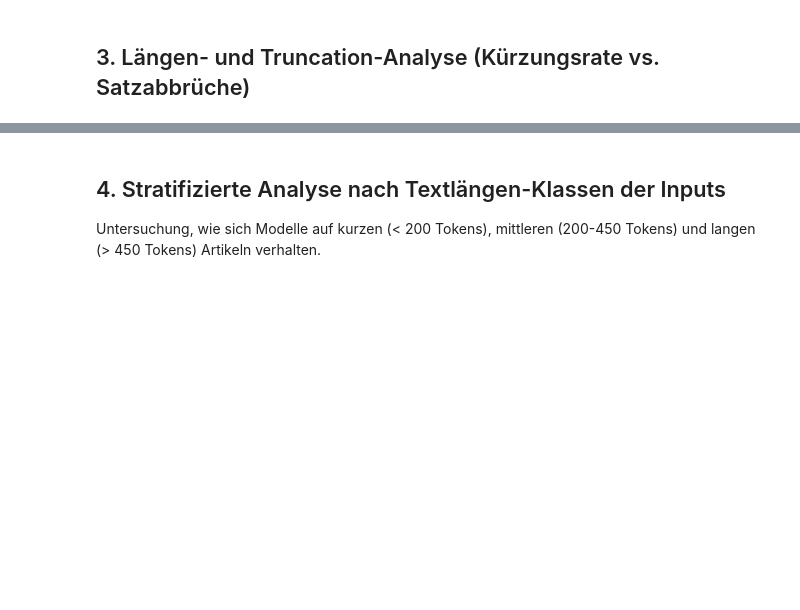
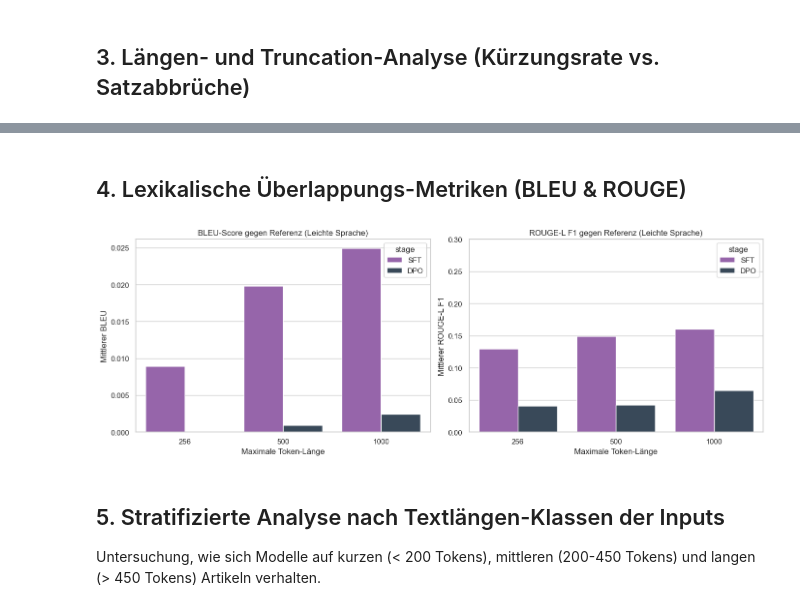
Before and after one commit to mcfiet/master-thesis, a Jupyter notebook: notebooks/research/translation/compare_token_lengths.ipynb, the cells around one changed output, grey strips where cells are left out. Cells and saved outputs as stored; diff of their text form; code cells hidden in the pictures; blank space fills up the shorter version.

```diff
--- a/notebooks/research/translation/compare_token_lengths.ipynb
+++ b/notebooks/research/translation/compare_token_lengths.ipynb
@@ -32,21 +36,0 @@ if not os.path.exists(SUMMARY_CSV):
-# %%
-if os.path.exists(SUMMARY_CSV):
-    df_summary = pd.read_csv(SUMMARY_CSV)
-    display(df_summary)
-else:
-    print(f"Evaluationsdatei {SUMMARY_CSV} noch nicht vorhanden. Bitte zuerst die Evaluation ausführen.")
-    # Dummy dataframe for notebook structure demonstration
-    df_summary = pd.DataFrame({
-        'model': ['sft_len256', 'sft_len500', 'sft_len1000', 'dpo_len256', 'dpo_len500', 'dpo_len1000'],
-        'max_len': [256, 500, 1000, 256, 500, 1000],
-        'r_style_mean': [0.72, 0.74, 0.75, 0.81, 0.84, 0.85],
-        'r_sem_as_mean': [0.86, 0.88, 0.89, 0.84, 0.87, 0.88],
-        'sim_ref_mean': [0.78, 0.81, 0.83, 0.80, 0.83, 0.85],
-        'composite_reward_mean': [0.79, 0.81, 0.82, 0.825, 0.855, 0.865],
-        'bleu_mean': [0.18, 0.21, 0.23, 0.20, 0.23, 0.25],
-        'rougeL_f1_mean': [0.35, 0.38, 0.40, 0.37, 0.41, 0.43],
-        'avg_gen_tokens': [180, 310, 420, 175, 295, 410],
-        'compression_ratio_mean': [0.55, 0.65, 0.72, 0.52, 0.62, 0.70],
-        'truncation_rate': [0.28, 0.08, 0.01, 0.25, 0.06, 0.00]
-    })
-    display(df_summary)
@@ -104,5 +107,28 @@ plt.show()
+# %% [markdown]
+## 4. Lexikalische Überlappungs-Metriken (BLEU & ROUGE)
+# %%
+if os.path.exists(SUMMARY_CSV):
+    fig, axes = plt.subplots(1, 2, figsize=(14, 5))
+
+    # 1. BLEU Score
+    sns.barplot(data=df_summary, x='max_len', y='bleu_mean', hue='stage', ax=axes[0], palette=['#9B59B6', '#34495E'])
+    axes[0].set_title("BLEU-Score gegen Referenz (Leichte Sprache)")
+    axes[0].set_xlabel("Maximale Token-Länge")
+    axes[0].set_ylabel("Mittlerer BLEU")
+
+    # 2. ROUGE-L F1
+    sns.barplot(data=df_summary, x='max_len', y='rougeL_f1_mean', hue='stage', ax=axes[1], palette=['#9B59B6', '#34495E'])
+    axes[1].set_title("ROUGE-L F1 gegen Referenz (Leichte Sprache)")
+    axes[1].set_xlabel("Maximale Token-Länge")
+    axes[1].set_ylabel("Mittlerer ROUGE-L F1")
+    axes[1].set_ylim(0, 0.30)
+
+    plt.tight_layout()
+    plt.show()
+# %% [output]
+[figure, added]
 # %% [markdown]
-## 4. Stratifizierte Analyse nach Textlängen-Klassen der Inputs
+## 5. Stratifizierte Analyse nach Textlängen-Klassen der Inputs
 Untersuchung, wie sich Modelle auf kurzen (< 200 Tokens), mittleren (200-450 Tokens) und langen (> 450 Tokens) Artikeln verhalten.
 # %%
 if os.path.exists(DETAILS_CSV):
```
Also changed, not shown: parts of 10 cells of this notebook, 8 other files.
